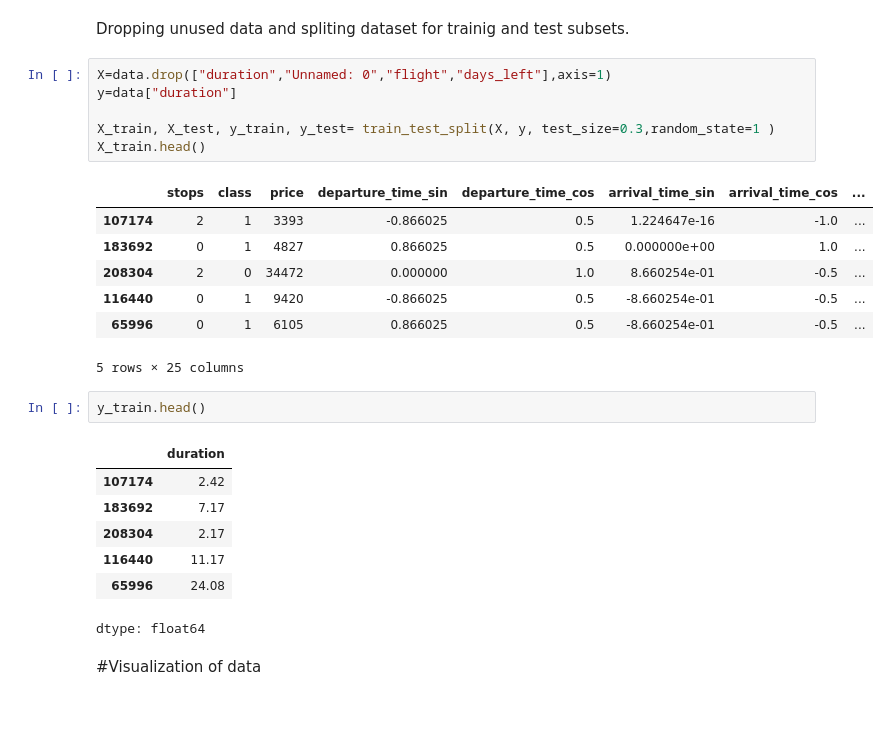
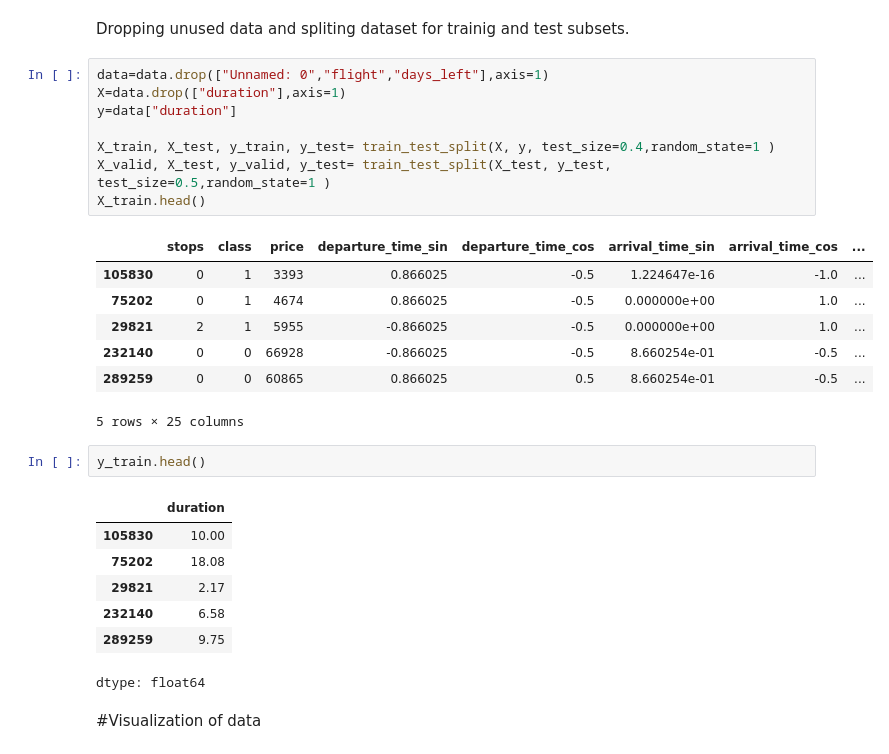
Before and after one commit to jadrzy/ProjectPythonForMachineLearning, a Jupyter notebook: notebooks/InitialDataAnalysis.ipynb, the cells around one changed output. Saved outputs shown, nothing was run; the diff lists cells and outputs as text; blank space fills up the shorter version.

```diff
--- a/notebooks/InitialDataAnalysis.ipynb
+++ b/notebooks/InitialDataAnalysis.ipynb
@@ -297,28 +297,30 @@ data.head()
 # %% [markdown]
 Dropping unused data and spliting dataset for trainig and test subsets.
 # %%
-X=data.drop(["duration","Unnamed: 0","flight","days_left"],axis=1)
+data=data.drop(["Unnamed: 0","flight","days_left"],axis=1)
+X=data.drop(["duration"],axis=1)
 y=data["duration"]
 
-X_train, X_test, y_train, y_test= train_test_split(X, y, test_size=0.3,random_state=1 )
+X_train, X_test, y_train, y_test= train_test_split(X, y, test_size=0.4,random_state=1 )
+X_valid, X_test, y_valid, y_test= train_test_split(X_test, y_test, test_size=0.5,random_state=1 )
 X_train.head()
 # %% [output]
 |  | stops | class | price | departure_time_sin | departure_time_cos | arrival_time_sin | arrival_time_cos | ... |
-| 107174 | 2 | 1 | 3393 | -0.866025 | 0.5 | 1.224647e-16 | -1.0 | ... |
-| 183692 | 0 | 1 | 4827 | 0.866025 | 0.5 | 0.000000e+00 | 1.0 | ... |
-| 208304 | 2 | 0 | 34472 | 0.000000 | 1.0 | 8.660254e-01 | -0.5 | ... |
-| 116440 | 0 | 1 | 9420 | -0.866025 | 0.5 | -8.660254e-01 | -0.5 | ... |
-| 65996 | 0 | 1 | 6105 | 0.866025 | 0.5 | -8.660254e-01 | -0.5 | ... |
+| 105830 | 0 | 1 | 3393 | 0.866025 | -0.5 | 1.224647e-16 | -1.0 | ... |
+| 75202 | 0 | 1 | 4674 | 0.866025 | -0.5 | 0.000000e+00 | 1.0 | ... |
+| 29821 | 2 | 1 | 5955 | -0.866025 | -0.5 | 0.000000e+00 | 1.0 | ... |
+| 232140 | 0 | 0 | 66928 | -0.866025 | -0.5 | 8.660254e-01 | -0.5 | ... |
+| 289259 | 0 | 0 | 60865 | 0.866025 | 0.5 | 8.660254e-01 | -0.5 | ... |
 5 rows × 25 columns
 # %%
 y_train.head()
 # %% [output]
 |  | duration |
-| 107174 | 2.42 |
-| 183692 | 7.17 |
-| 208304 | 2.17 |
-| 116440 | 11.17 |
-| 65996 | 24.08 |
+| 105830 | 10.00 |
+| 75202 | 18.08 |
+| 29821 | 2.17 |
+| 232140 | 6.58 |
+| 289259 | 9.75 |
 dtype: float64
 # %% [markdown]
 #Visualization of data
```
Also changed, not shown: parts of 18 cells of this notebook.
